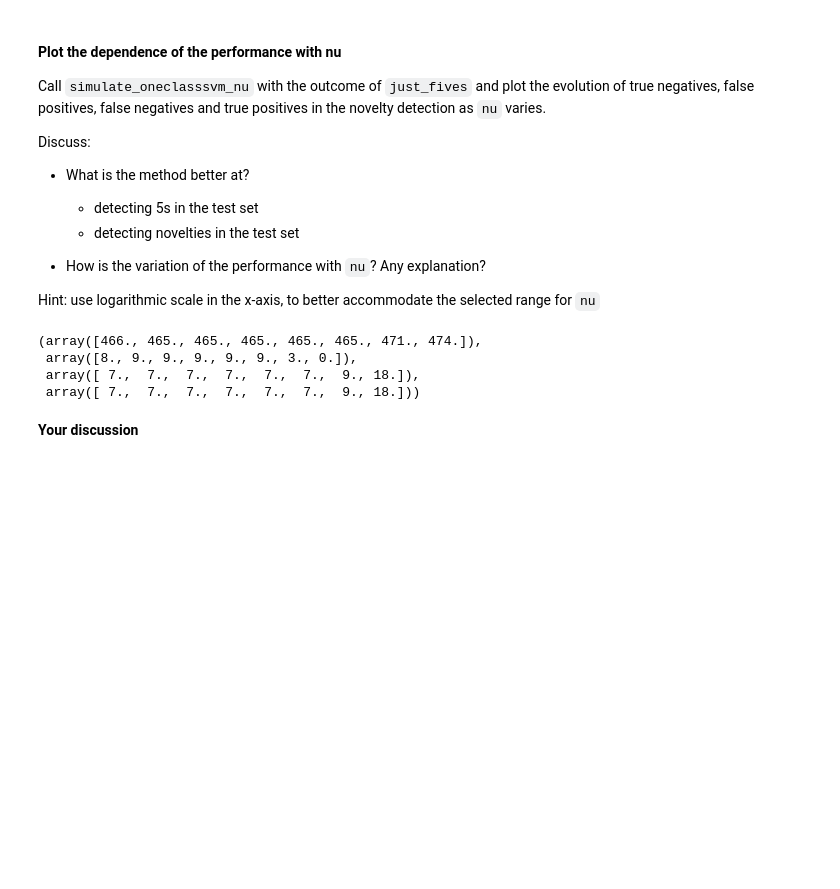
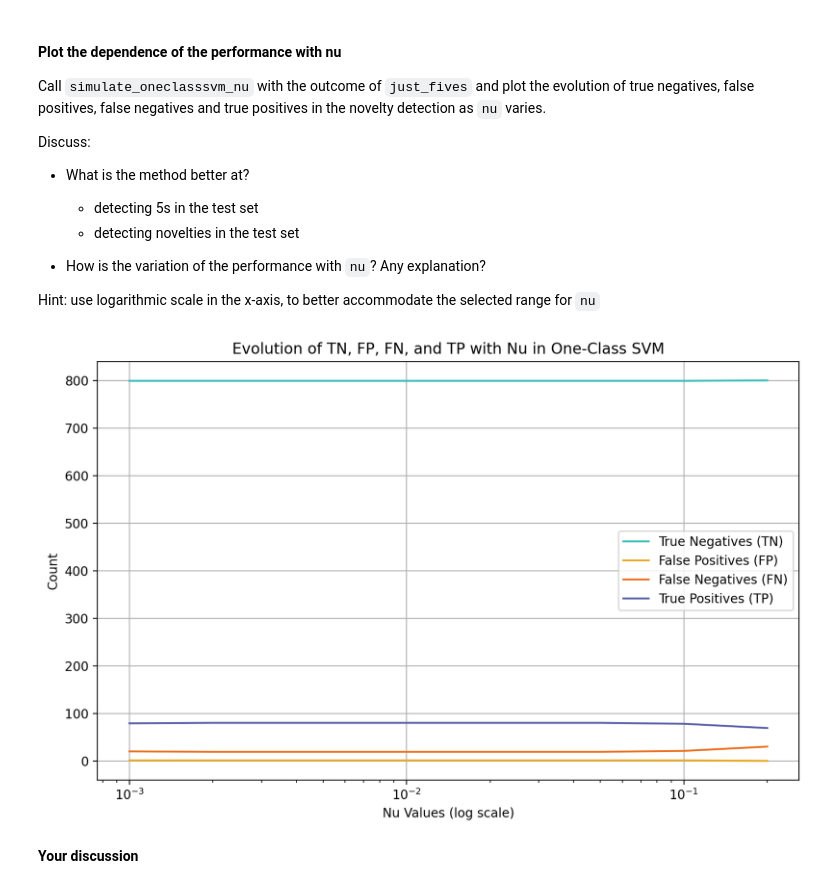
Before and after one commit to andres-nav/ml2, a Jupyter notebook: 03 Kernel Unsupervised/lab_one_class_svm_2023.ipynb, the cells around one changed output. Saved outputs shown, nothing was run; the diff lists cells and outputs as text; code cells hidden in the pictures; blank space fills up the shorter version.

```diff
--- a/03 Kernel Unsupervised/lab_one_class_svm_2023.ipynb
+++ b/03 Kernel Unsupervised/lab_one_class_svm_2023.ipynb
@@ -216,12 +220,23 @@ $$
 # %%
 from sklearn.svm import OneClassSVM
 from sklearn.metrics import confusion_matrix
-
-def simulate_oneclasssvm_nu(x_train, y_train, y_test, range_nu):
+def simulate_oneclasssvm_nu(x_train, x_test, y_train, y_test, range_nu):
   tn = np.empty(len(range_nu)) # true negatives for every value of nu
   fp = np.empty(len(range_nu)) # false positives for every value of nu
   fn = np.empty(len(range_nu)) # false negatives for every value of nu
   tp = np.empty(len(range_nu)) # true positives for every value of nu
+
+
+  for i, n in enumerate(range_nu):
+    model =  OneClassSVM(gamma = 'scale', nu = n)
+    model.fit(x_train, y_train)
+    y_pred = model.predict(x_test)
+
+    cm = confusion_matrix(y_test, y_pred)
+    tn[i] = cm[0, 0]
+    fp[i] = cm[0, 1]
+    fn[i] = cm[1, 0]
+    tp[i] = cm[1, 1]
 
   """
   YOUR CODE
@@ -234,16 +249,6 @@ def simulate_oneclasssvm_nu(x_train, y_train, y_test, range_nu):
   4. call confusion_matrix to obtain TN, FP, FN, TP and fill the corresponding
      position of arrays tn, fp, fn and tp
   """
-  for i in range(len(range_nu)):
-    svm = OneClassSVM(gamma="scale", nu = float(range_nu[i])).fit(x_train, y_train)
-    y_predicted = svm.predict(X_test)
-    cm = confusion_matrix(y_test, y_predicted)
-    tn[i] = cm[0][0]
-    fp[i] = cm[0][1]
-    fn[i] = cm[1][0]
-    tp[i] = cm[1][0]
-
-
   return tn, fp, fn, tp
 # %% [markdown]
 #### Plot the dependence of the performance with nu
@@ -258,15 +263,22 @@ Discuss:
 - How is the variation of the performance with `nu`? Any explanation?
 
 Hint: use logarithmic scale in the x-axis, to better accommodate the selected range for `nu`
-# %%
-#############
-# YOUR CODE #
-#############
-simulate_oneclasssvm_nu(X_train_5, y_train_5, y_test_5,  [0.001, 0.002, 0.005, 0.01, 0.02, 0.05, 0.1, 0.2])
-# %% [output]
-(array([466., 465., 465., 465., 465., 465., 471., 474.]),
- array([8., 9., 9., 9., 9., 9., 3., 0.]),
- array([ 7.,  7.,  7.,  7.,  7.,  7.,  9., 18.]),
- array([ 7.,  7.,  7.,  7.,  7.,  7.,  9., 18.]))
+# %%
+range_nu = [0.001,0.002,0.005,0.01,0.02,0.05,0.1,0.2]
+tn, fp, fn, tp = simulate_oneclasssvm_nu(X_train_5, X_test, y_train_5, y_test_5, range_nu)
+plt.figure(figsize=(10, 6))
+plt.plot(np.array(range_nu), tn, label='True Negatives (TN)', color = '#39beb9' )
+plt.plot(range_nu, fp, label='False Positives (FP)', color = '#eaa821')
+plt.plot(range_nu, fn, label='False Negatives (FN)', color = '#ec7220')
+plt.plot(range_nu, tp, label='True Positives (TP)', color = '#5861aa')
+plt.xlabel('Nu Values (log scale)')
+plt.ylabel('Count')
+plt.title('Evolution of TN, FP, FN, and TP with Nu in One-Class SVM')
+plt.legend()
+plt.xscale("log")
+plt.grid(True)
+plt.show()
+# %% [output]
+[figure, added]
 # %% [markdown]
 **Your discussion**
```
Also changed, not shown: parts of 27 cells of this notebook.
